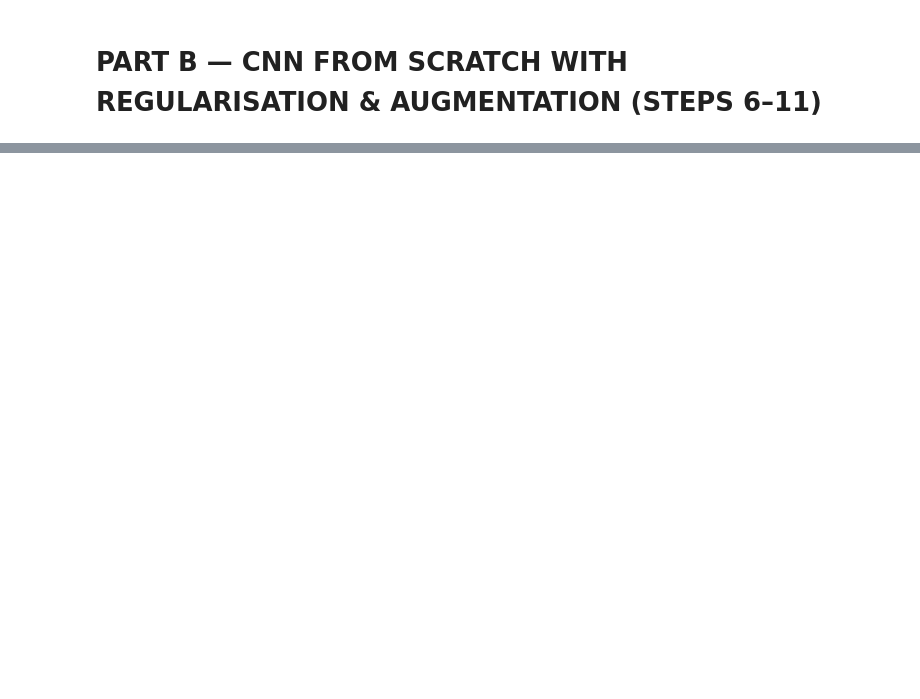
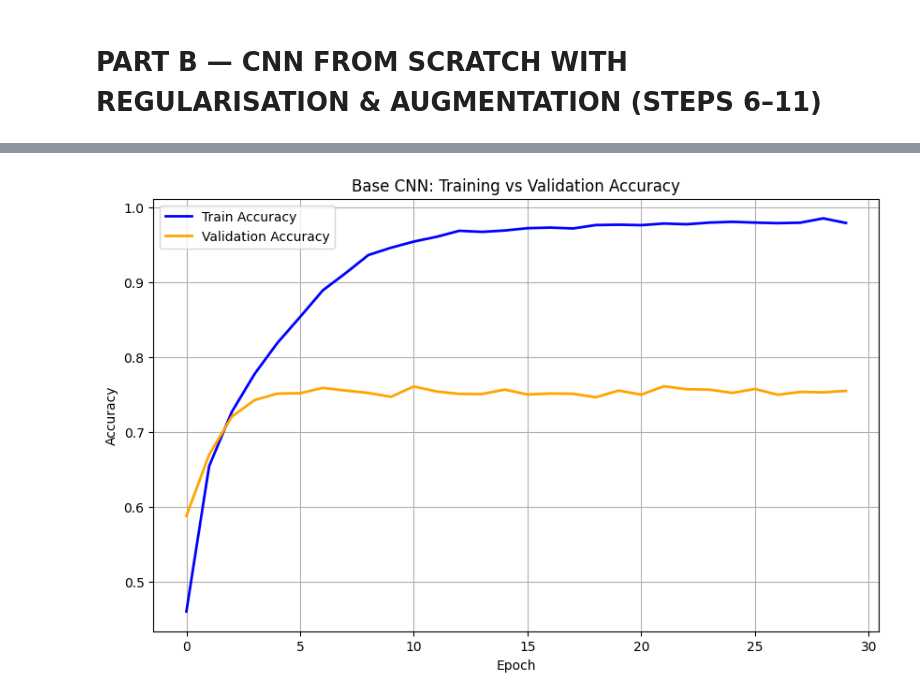
Before and after one commit to isamadafridi/-AIML-Internship-Week7-AbdulSamadAfridi, a Jupyter notebook: AIML_Internship_Week7_AbdulSamadAfridi.ipynb, the cells around one changed output, grey strips where cells are left out. Saved outputs shown, nothing was run; the diff lists cells and outputs as text; code cells hidden in the pictures; blank space fills up the shorter version.

```diff
--- a/AIML_Internship_Week7_AbdulSamadAfridi.ipynb
+++ b/AIML_Internship_Week7_AbdulSamadAfridi.ipynb
@@ -352,0 +410,17 @@ ROC-AUC Score (OVR): 0.8805
+# %%
+# 2. Compile the Model
+cnn_base.compile(
+    optimizer="adam",
+    loss="sparse_categorical_crossentropy",
+    metrics=["accuracy"]
+)
+# %%
+# 3. Train the Model for exactly 30 epochs
+print("--- Starting Base CNN Training ---")
+history_base = cnn_base.fit(
+    X_train, y_train,
+    validation_data=(X_val, y_val),
+    epochs=30,
+    batch_size=64,
+    verbose=1
+)
@@ -352,0 +445,13 @@ ROC-AUC Score (OVR): 0.8805
+# %%
+# 4. Plot Training vs Validation Accuracy
+plt.figure(figsize=(10, 6))
+plt.plot(history_base.history['accuracy'], label='Train Accuracy', color='blue', linewidth=2)
+plt.plot(history_base.history['val_accuracy'], label='Validation Accuracy', color='orange', linewidth=2)
+plt.title('Base CNN: Training vs Validation Accuracy')
+plt.xlabel('Epoch')
+plt.ylabel('Accuracy')
+plt.legend()
+plt.grid(True)
+plt.show()
+# %% [output]
+[figure, added]
```
Also changed, not shown: parts of 43 cells of this notebook.
